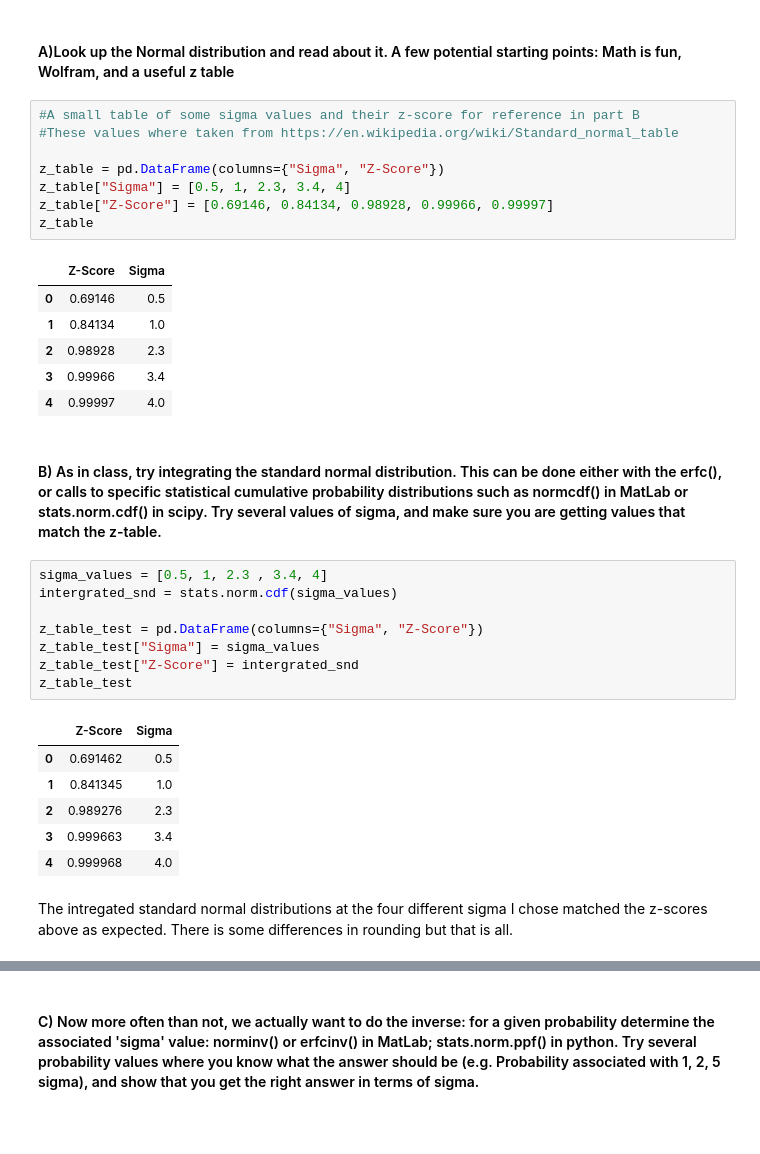
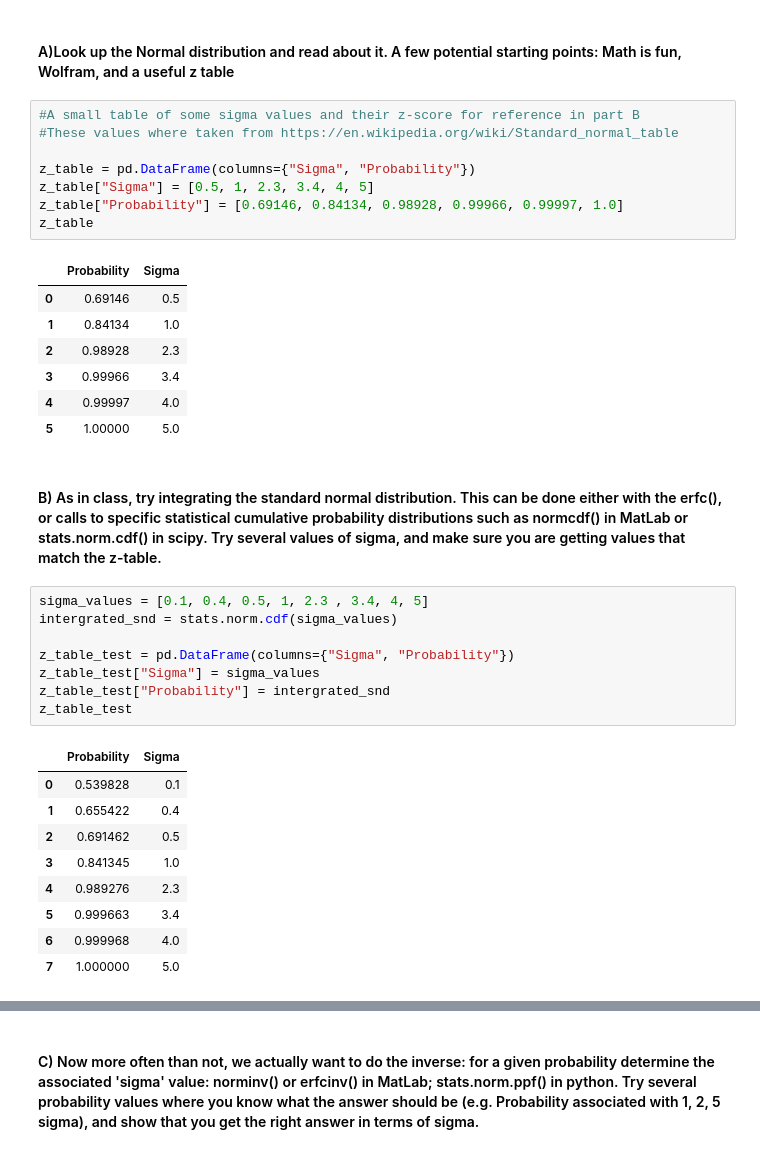
Before and after one commit to lexie98/Physics434, a Jupyter notebook: Lab1.ipynb, the cells around one changed output, grey strips where cells are left out. Drawn from its saved outputs; the diff is of its cells as text; blank space fills up the shorter version.

```diff
--- a/Lab1.ipynb
+++ b/Lab1.ipynb
@@ -14,33 +16,35 @@ from scipy import stats
 #A small table of some sigma values and their z-score for reference in part B
 #These values where taken from https://en.wikipedia.org/wiki/Standard_normal_table
 
-z_table = pd.DataFrame(columns={"Sigma", "Z-Score"})
-z_table["Sigma"] = [0.5, 1, 2.3, 3.4, 4]
-z_table["Z-Score"] = [0.69146, 0.84134, 0.98928, 0.99966, 0.99997]
+z_table = pd.DataFrame(columns={"Sigma", "Probability"})
+z_table["Sigma"] = [0.5, 1, 2.3, 3.4, 4, 5]
+z_table["Probability"] = [0.69146, 0.84134, 0.98928, 0.99966, 0.99997, 1.0]
 z_table
 # %% [output]
-|  | Z-Score | Sigma |
+|  | Probability | Sigma |
 | 0 | 0.69146 | 0.5 |
 | 1 | 0.84134 | 1.0 |
 | 2 | 0.98928 | 2.3 |
 | 3 | 0.99966 | 3.4 |
 | 4 | 0.99997 | 4.0 |
+| 5 | 1.00000 | 5.0 |
 # %% [markdown]
 #### B) As in class, try integrating the standard normal distribution. This can be done either with the erfc(), or calls to specific statistical cumulative probability distributions such as normcdf() in MatLab or stats.norm.cdf() in scipy. Try several values of sigma, and make sure you are getting values that match the z-table.
 # %%
-sigma_values = [0.5, 1, 2.3 , 3.4, 4]
+sigma_values = [0.1, 0.4, 0.5, 1, 2.3 , 3.4, 4, 5]
 intergrated_snd = stats.norm.cdf(sigma_values)
 
-z_table_test = pd.DataFrame(columns={"Sigma", "Z-Score"})
+z_table_test = pd.DataFrame(columns={"Sigma", "Probability"})
 z_table_test["Sigma"] = sigma_values
-z_table_test["Z-Score"] = intergrated_snd
+z_table_test["Probability"] = intergrated_snd
 z_table_test
 # %% [output]
-|  | Z-Score | Sigma |
-| 0 | 0.691462 | 0.5 |
-| 1 | 0.841345 | 1.0 |
-| 2 | 0.989276 | 2.3 |
-| 3 | 0.999663 | 3.4 |
-| 4 | 0.999968 | 4.0 |
+|  | Probability | Sigma |
+| 0 | 0.539828 | 0.1 |
+| 1 | 0.655422 | 0.4 |
+| 2 | 0.691462 | 0.5 |
+| 3 | 0.841345 | 1.0 |
+| 4 | 0.989276 | 2.3 |
+| 5 | 0.999663 | 3.4 |
+| 6 | 0.999968 | 4.0 |
+| 7 | 1.000000 | 5.0 |
-# %% [markdown]
-The intregated standard normal distributions at the four different sigma I chose matched the z-scores above as expected. There is some differences in rounding but that is all.
```
Also changed, not shown: parts of 31 cells of this notebook.
